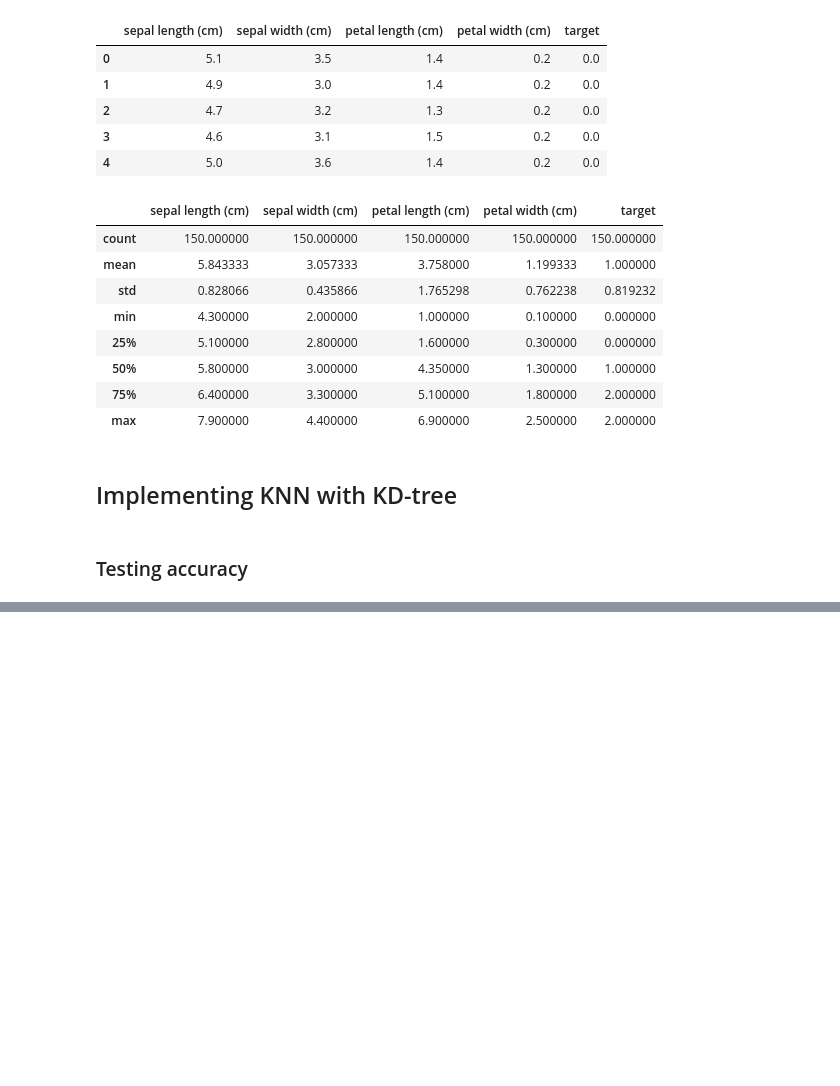
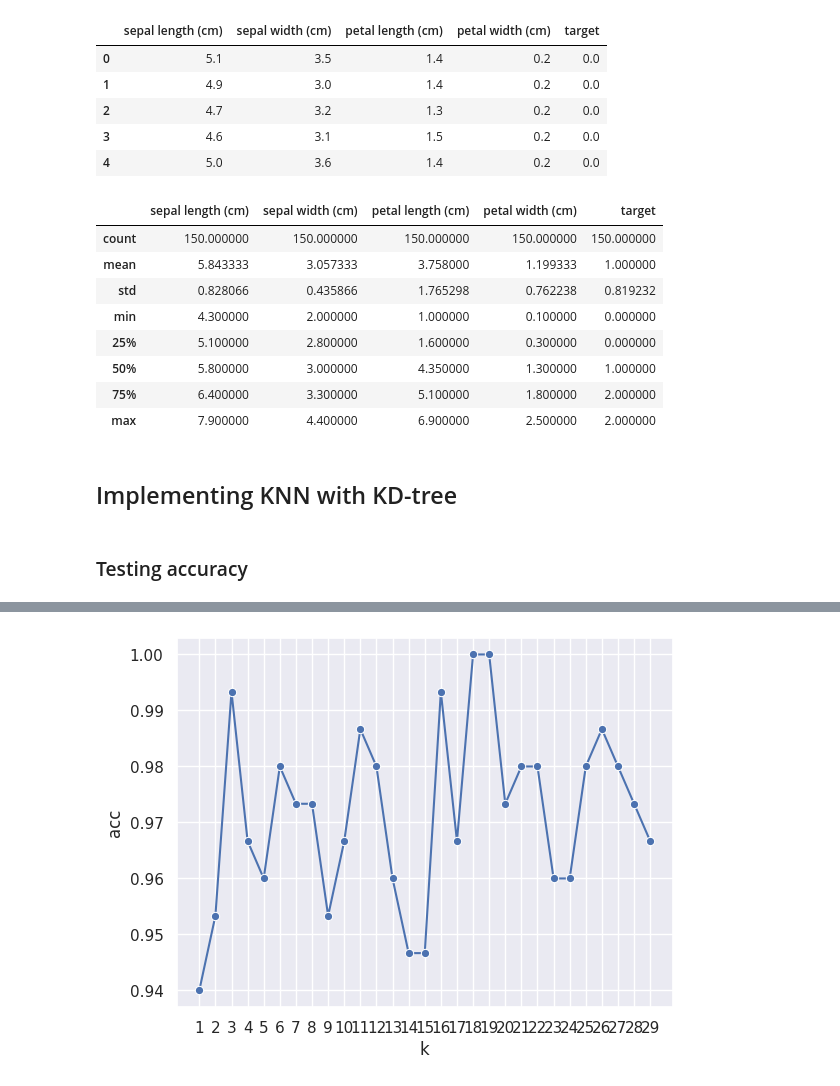
Before and after one commit to HeavyHelium/AI, a Jupyter notebook: machine-learning/knn/knn.ipynb, the cells around one changed output, grey strips where cells are left out. Drawn from its saved outputs; the diff is of its cells as text; code cells hidden in the pictures; blank space fills up the shorter version.

```diff
--- a/machine-learning/knn/knn.ipynb
+++ b/machine-learning/knn/knn.ipynb
@@ -91,0 +87,8 @@ print(model.accuracy(iris.data, iris.target))
+# %%
+perm: np.ndarray = np.random.permutation(len(iris.data))
+
+x_train: np.ndarray = iris.data[perm]
+y_train: np.ndarray = iris.target[perm]
+
+model: KNNModel = KNNModel(5, x_train, y_train)
+print(model.accuracy(x_train, y_train))
@@ -132,0 +205,9 @@ Accuracy of model: 0.9533333333333334 | k = 14
+# %%
+accuracy_k = [cross_validation_accuracy_norm(k, iris.data, iris.target) for k in k_vals]
+
+
+for k, val in zip(k_vals, accuracy_k) :
+    print(f"Accuracy of model: {val} | k = {k}")
+
+best_id: int = accuracy_k.index(max(accuracy_k,))
+print(f"\nBest accuracy was {accuracy_k[best_id]} for k = {k_vals[best_id]}")
@@ -132,0 +232,9 @@ Accuracy of model: 0.9533333333333334 | k = 14
+# %%
+ax = sns.lineplot(x='k', y='acc',
+                  data=pd.DataFrame({'k': k_vals, 'acc': accuracy_k}),
+                  marker='o')
+ax.set(xticks=k_vals)
+
+plt.show()
+# %% [output]
+[figure, added]
```
Also changed, not shown: parts of 12 cells of this notebook.
